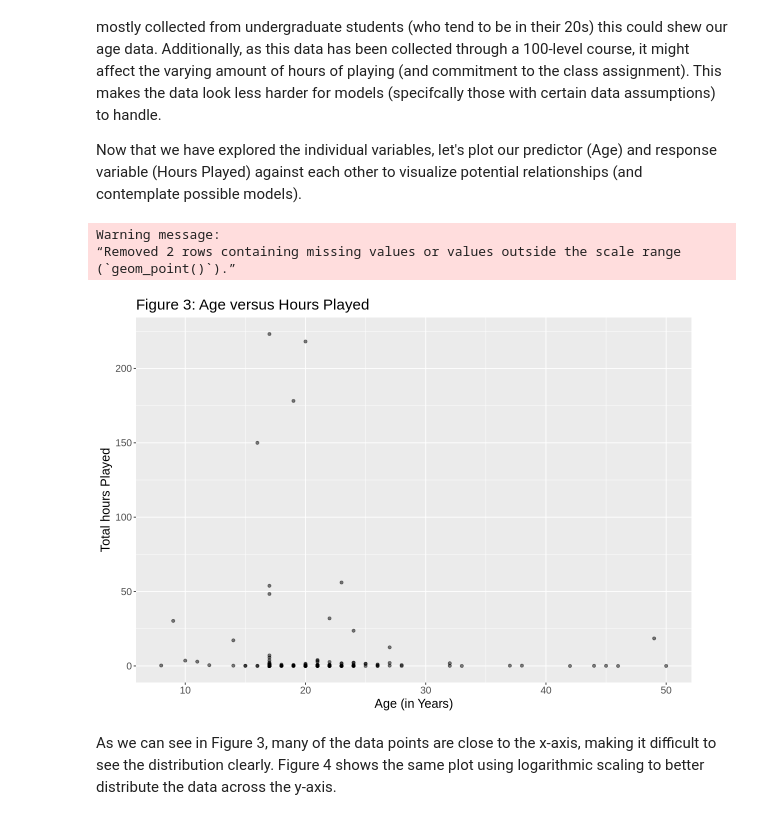
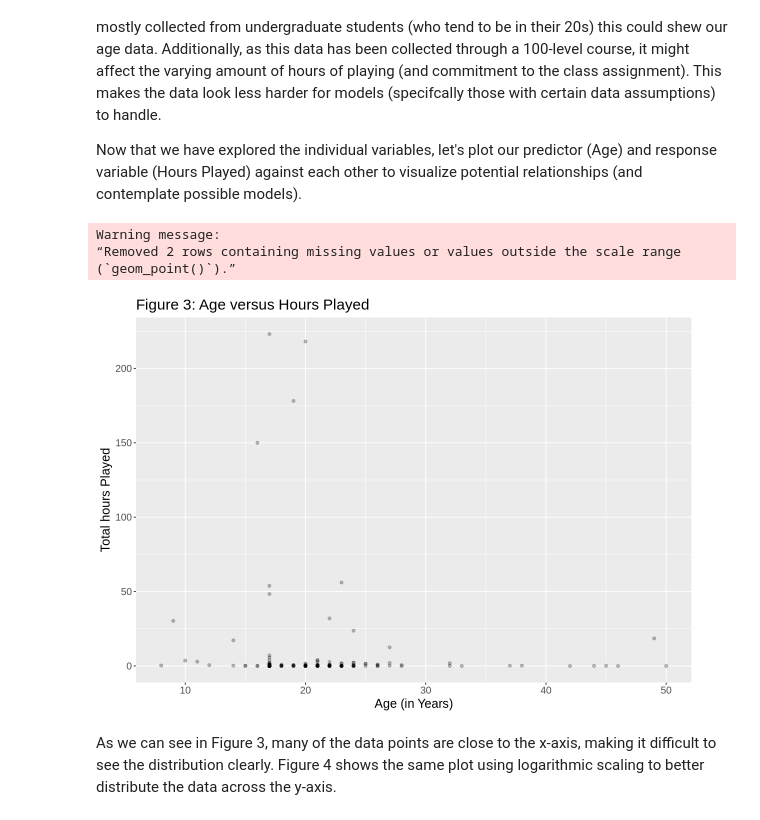
Before and after one commit to Lmcewe01/dsci-100-2025-LM-project, a Jupyter notebook: Analyses.ipynb, the cells around one changed output. Drawn from its saved outputs; the diff is of its cells as text; code cells hidden in the pictures.

```diff
--- a/Analyses.ipynb
+++ b/Analyses.ipynb
@@ -120,21 +138,21 @@ Now that we have explored the individual variables, let's plot our predictor (Ag
 # %%
 #setting dimensions for the plots
 options(repr.plot.length = 10, repr.plot.width = 10)
 
 #setting up the plot
 playr_time_age_plot <- players |> ggplot(aes(x = age,
                             y = played_hours)) +
-                    geom_point(alpha = 0.5) +
+                    geom_point(alpha = 0.25) +
                     labs(color = "Did the player subscribe?") +
                     ylab("Total hours Played") + xlab("Age (in Years)") + ggtitle("Figure 3: Age versus Hours Played") +
                     theme(text = element_text(size = 15))
 
 playr_time_age_plot
 # %% [output]
 Warning message:
 “Removed 2 rows containing missing values or values outside the scale range
 (`geom_point()`).”
-[figure, old version]
+[figure, new version]
 # %% [markdown]
 As we can see in Figure 3, many of the data points are close to the x-axis, making it difficult to see the distribution clearly. Figure 4 shows the same plot using logarithmic scaling to better distribute the data across the y-axis.
 # %%
```
Also changed, not shown: parts of 8 cells of this notebook.
